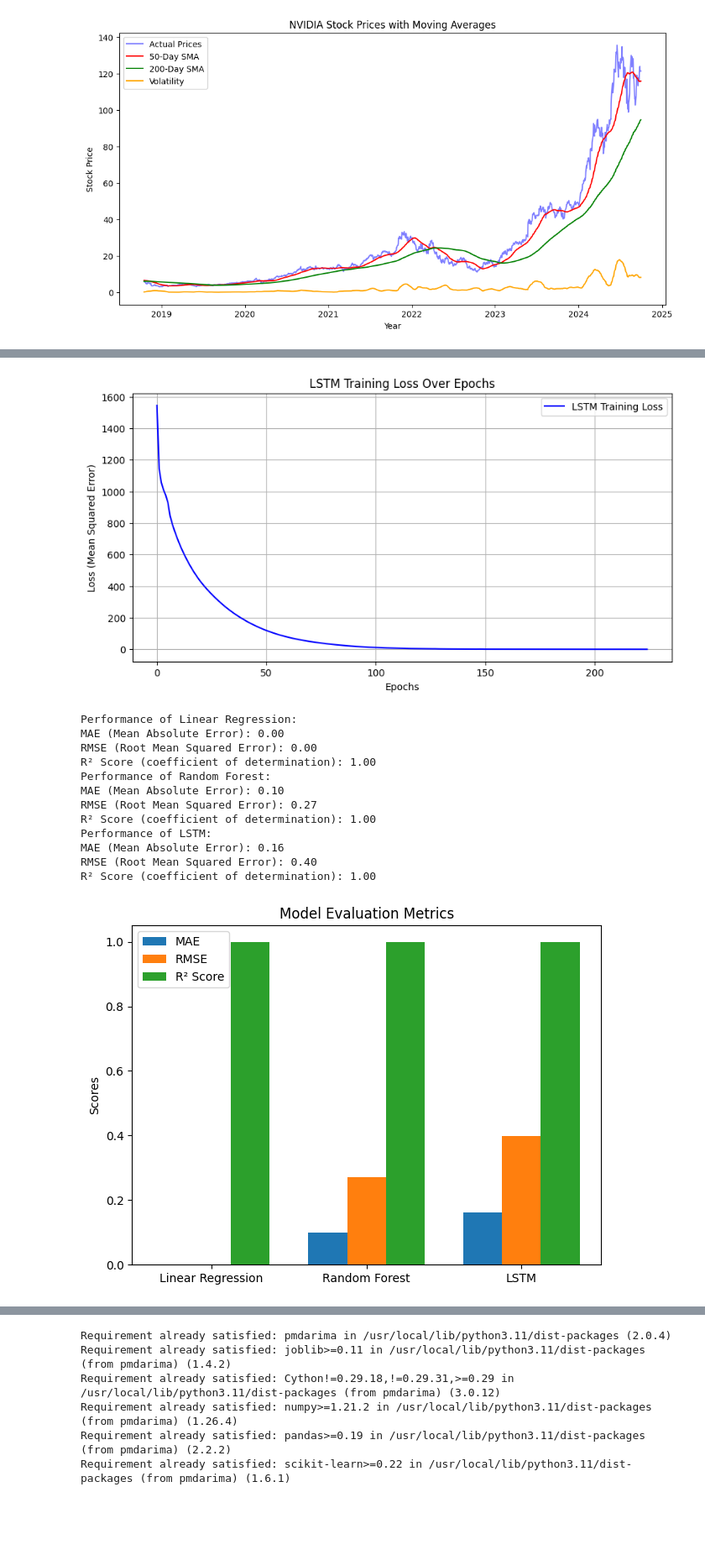
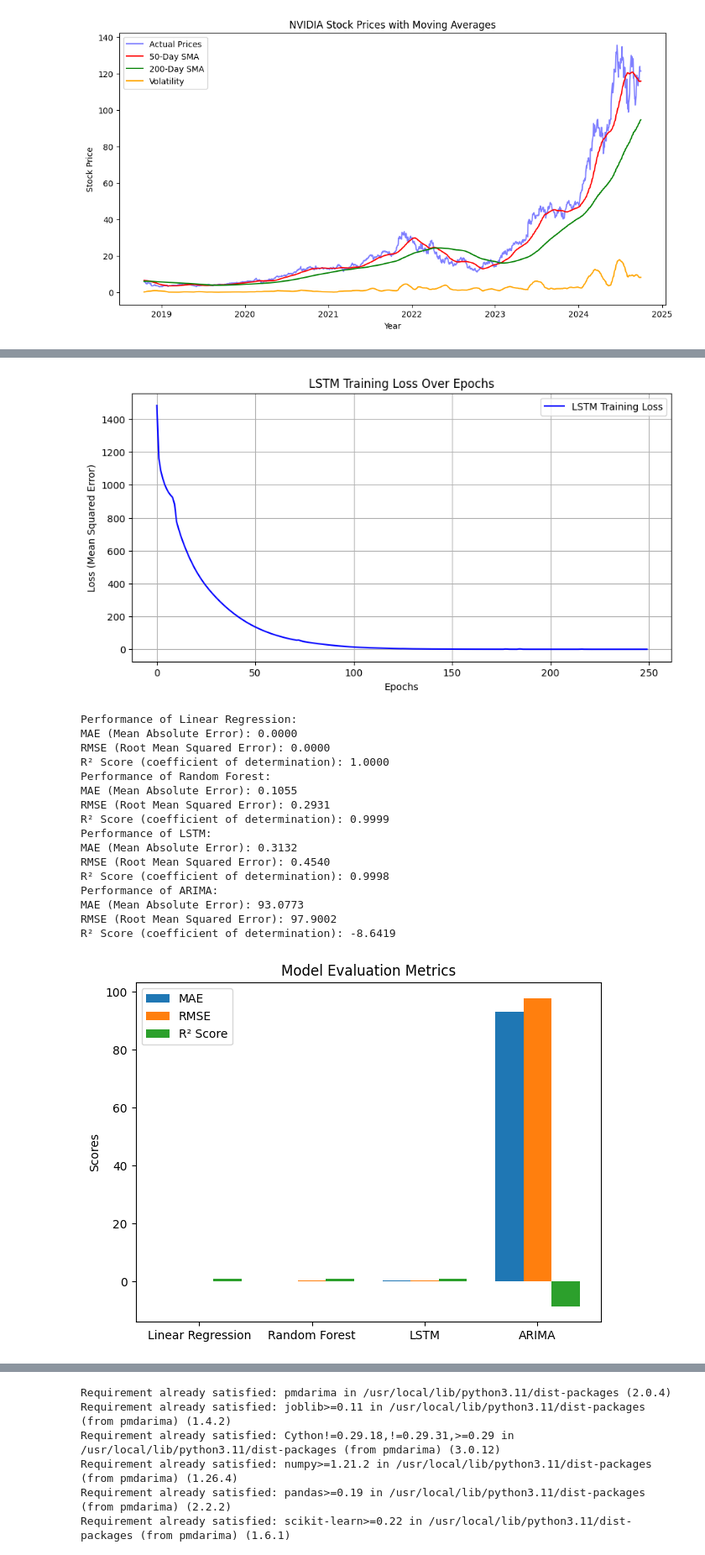
Before and after one commit to smkhowaja08/data-science-project, a Jupyter notebook: predicting_nvidia_stock_prices_using_machine_learning_models.ipynb, the cells around one changed output, grey strips where cells are left out. Shown at 84% size. Drawn from its saved outputs; the diff is of its cells as text; code cells hidden in the pictures; blank space fills up the shorter version.

Commit message:
working on LSTM and ARIMA

```diff
--- a/predicting_nvidia_stock_prices_using_machine_learning_models.ipynb
+++ b/predicting_nvidia_stock_prices_using_machine_learning_models.ipynb
@@ -213,6 +229,12 @@ df_nvidia['SMA_200'] = df_nvidia['Close'].rolling(window=200).mean()
 # Calculate the 50-day rolling standard deviation (Volatility), which measures the dispersion of closing prices over the last 50 days, indicating market volatility.
 df_nvidia['Volatility'] = df_nvidia['Close'].rolling(window=50).std()
 
+# Calculate daily returns to measure volatility
+df_nvidia["Daily Return"] = df_nvidia["Close"].pct_change()
+
+# Calculate rolling standard deviation (volatility) over a 20-day window
+df_nvidia["Rolling Volatility"] = df_nvidia["Daily Return"].rolling(window=20).std()
+
 df_nvidia.dropna(inplace=True)
 # %%
 df_nvidia.head()
@@ -242,7 +286,7 @@ plt.show()
 # %%
 # Define features and target
 # 'SMA_50', 'SMA_200', 'Volatility'
-features = ['Adj Close', 'Close', 'High', 'Low', 'Open', 'Volume']
+features = ['Adj Close', 'Close', 'High', 'Low', 'Open', 'Volume', 'SMA_50', 'SMA_200', 'Volatility']
 target = 'Close'
 # %%
 X = df_nvidia[features]
@@ -315,7 +360,7 @@ plt.legend()
 plt.grid(True)
 plt.show()
 # %% [output]
-[figure, old version]
+[figure, new version]
 # %%
 # Evaluation Metrics
 def evaluate_model(y_true, y_pred, model_name):
@@ -329,46 +374,55 @@ def evaluate_model(y_true, y_pred, model_name):
     return model_name, mae, rmse, r2
+# %%
+arima_model = ARIMA(df_nvidia['Close'], order=(5, 1, 0))
+arima_result = arima_model.fit()
+arima_pred = arima_result.forecast(steps=len(y_test))
 # %%
 # Collecting the data
 results = [
     evaluate_model(y_test, y_pred_lr, "Linear Regression"),
     evaluate_model(y_test, y_pred_rf, "Random Forest"),
     evaluate_model(y_test_lstm, y_pred_lstm.flatten(), "LSTM"),
+    evaluate_model(y_test, arima_pred, "ARIMA"),
 ]
 
 # Unpacking results
 model_names, mae_values, rmse_values, r2_values = zip(*results)
 
 # Creating the bar chart
 x = np.arange(len(model_names))
 width = 0.25
 
 fig, ax = plt.subplots()
 ax.bar(x - width, mae_values, width, label='MAE')
 ax.bar(x, rmse_values, width, label='RMSE')
 ax.bar(x + width, r2_values, width, label='R² Score')
 
 ax.set_ylabel('Scores')
 ax.set_title('Model Evaluation Metrics')
 ax.set_xticks(x)
 ax.set_xticklabels(model_names)
 ax.legend()
 
 plt.tight_layout()
 plt.show()
 # %% [output]
 Performance of Linear Regression:
-MAE (Mean Absolute Error): 0.00
-RMSE (Root Mean Squared Error): 0.00
-R² Score (coefficient of determination): 1.00
+MAE (Mean Absolute Error): 0.0000
+RMSE (Root Mean Squared Error): 0.0000
+R² Score (coefficient of determination): 1.0000
 Performance of Random Forest:
-MAE (Mean Absolute Error): 0.10
-RMSE (Root Mean Squared Error): 0.27
-R² Score (coefficient of determination): 1.00
+MAE (Mean Absolute Error): 0.1055
+RMSE (Root Mean Squared Error): 0.2931
+R² Score (coefficient of determination): 0.9999
 Performance of LSTM:
-MAE (Mean Absolute Error): 0.16
-RMSE (Root Mean Squared Error): 0.40
-R² Score (coefficient of determination): 1.00
+MAE (Mean Absolute Error): 0.3132
+RMSE (Root Mean Squared Error): 0.4540
+R² Score (coefficient of determination): 0.9998
+Performance of ARIMA:
+MAE (Mean Absolute Error): 93.0773
+RMSE (Root Mean Squared Error): 97.9002
+R² Score (coefficient of determination): -8.6419
-[figure, old version]
+[figure, new version]
 # %%
 df_nvidia.head()
 # %% [output]
```
Also changed, not shown: parts of 9 cells of this notebook.
